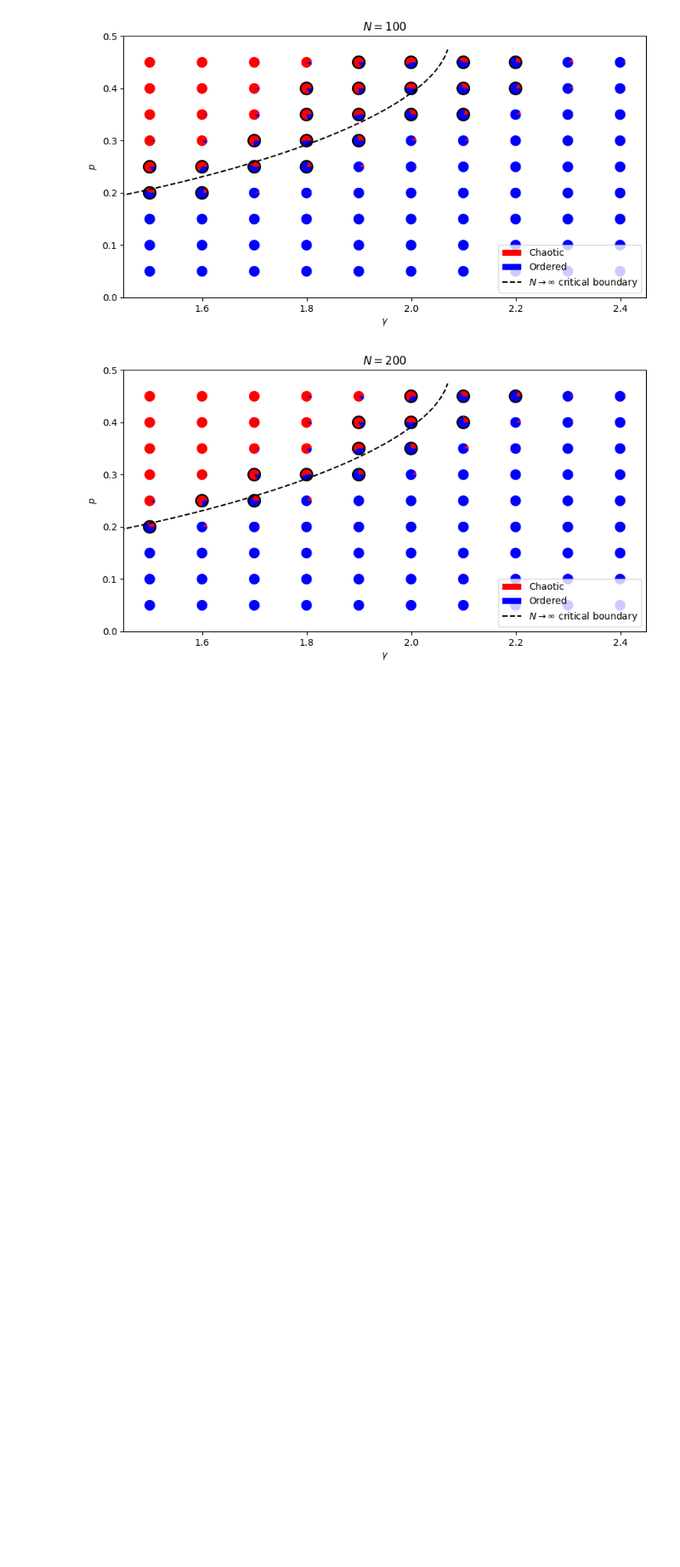
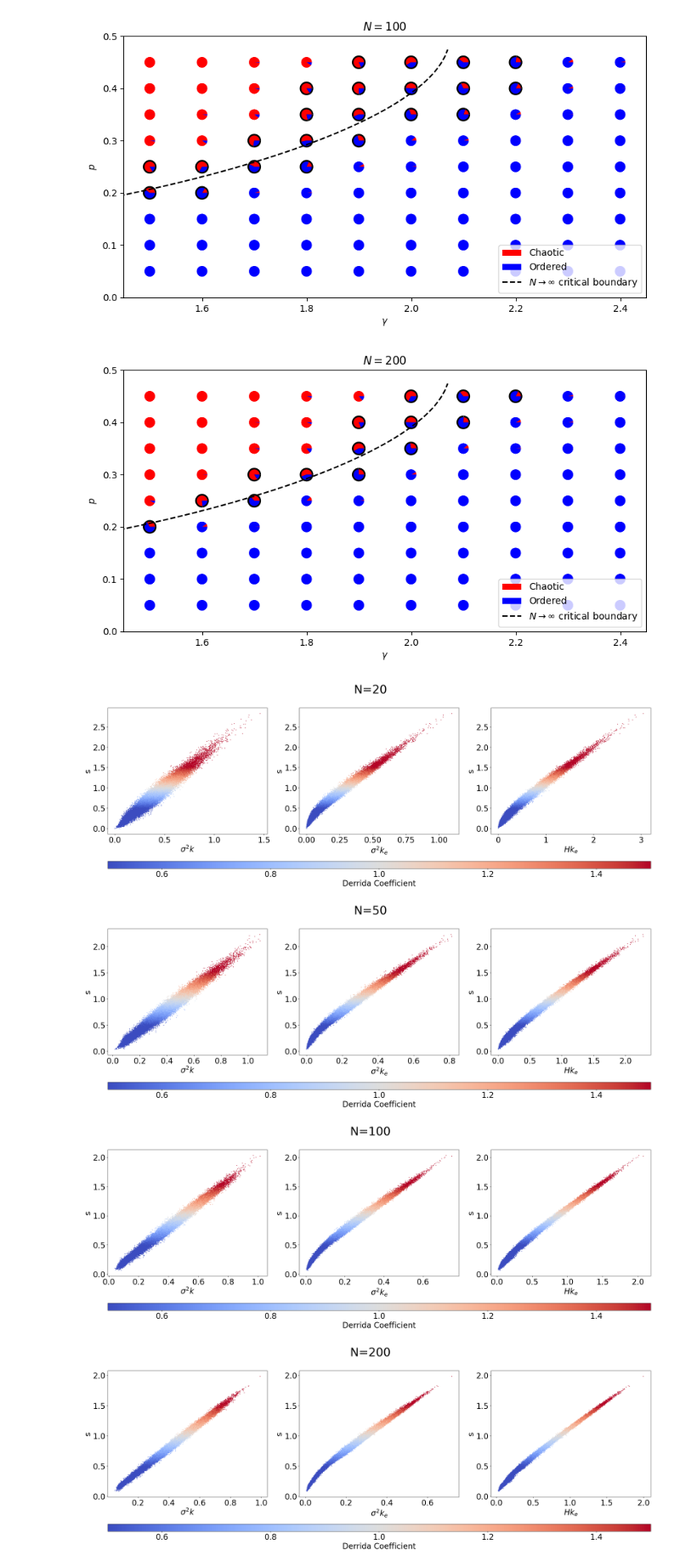
Before and after one commit to fcphysics/CriticalityHeteroBNets, a Jupyter notebook: results_for_manuscript.ipynb, the cells around one changed output. Shown at 85% size. Saved outputs shown, nothing was run; the diff lists cells and outputs as text; code cells hidden in the pictures; blank space fills up the shorter version.

Commit message:
More plots

```diff
--- a/results_for_manuscript.ipynb
+++ b/results_for_manuscript.ipynb
@@ -157,3 +157,52 @@ for N in Nvals:
 [figure]
 [figure]
 [figure]
+# %%
+Nvals_test=[20]
+fs = 24
+for N in Nvals:
+    dfN = dfall[dfall['N']==N]
+
+    fig, ax = plt.subplots(1,3,figsize=(30, 10),facecolor='white')
+    cmap = plt.cm.get_cmap('coolwarm')#.reversed()
+
+    sc=ax[0].scatter(dfN['avgK']*(dfN['avgV']),
+                     dfN['avgS'],
+                     s=1,
+                     c=dfN['Derrida'],
+                     cmap=cmap,
+                     norm=CenteredNorm(vcenter=1,halfrange=0.5))
+    ax[0].set_xlabel("$\sigma^2 k$",fontsize=fs)
+    ax[0].set_ylabel("s",fontsize=fs)
+    ax[0].tick_params(axis='both', which='major', labelsize=fs)
+
+    sc=ax[1].scatter(dfN['avgKe']*(dfN['avgV']),
+                     dfN['avgS'],
+                     s=1,
+                     c=dfN['Derrida'],
+                     cmap=cmap,
+                     norm=CenteredNorm(vcenter=1,halfrange=0.5))
+    ax[1].set_xlabel("$\sigma^2 k_e$",fontsize=fs)
+    ax[1].set_ylabel("s",fontsize=fs)
+    ax[1].tick_params(axis='both', which='major', labelsize=fs)
+
+    sc=ax[2].scatter(dfN['avgKe']*(dfN['avgH']),
+                     dfN['avgS'],
+                     s=1,
+                     c=dfN['Derrida'],
+                     cmap=cmap,
+                     norm=CenteredNorm(vcenter=1,halfrange=0.5))
+    ax[2].set_xlabel("$Hk_e$",fontsize=fs)
+    ax[2].set_ylabel("s",fontsize=fs)
+    ax[2].tick_params(axis='both', which='major', labelsize=fs)
+
+    cbar=fig.colorbar(sc,ax=ax,location='bottom',aspect=75)
+    cbar.ax.tick_params(axis='both',labelsize=fs)
+    cbar.set_label('Derrida Coefficient',fontsize=fs)
+    plt.suptitle(f'{N=}',fontsize=fs*1.5)
+    plt.show()
+# %% [output]
+[figure, added]
+[figure, added]
+[figure, added]
+[figure, added]
```
